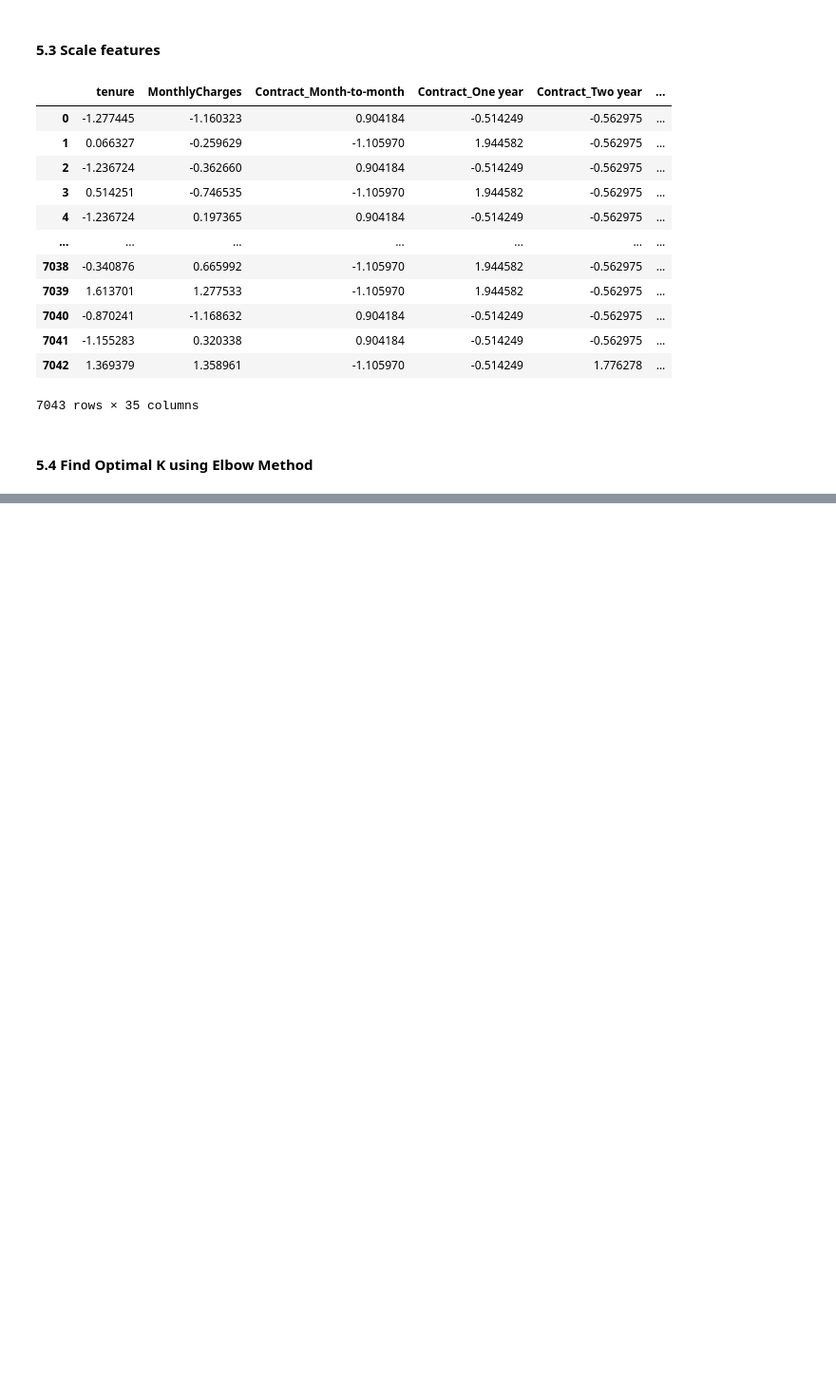
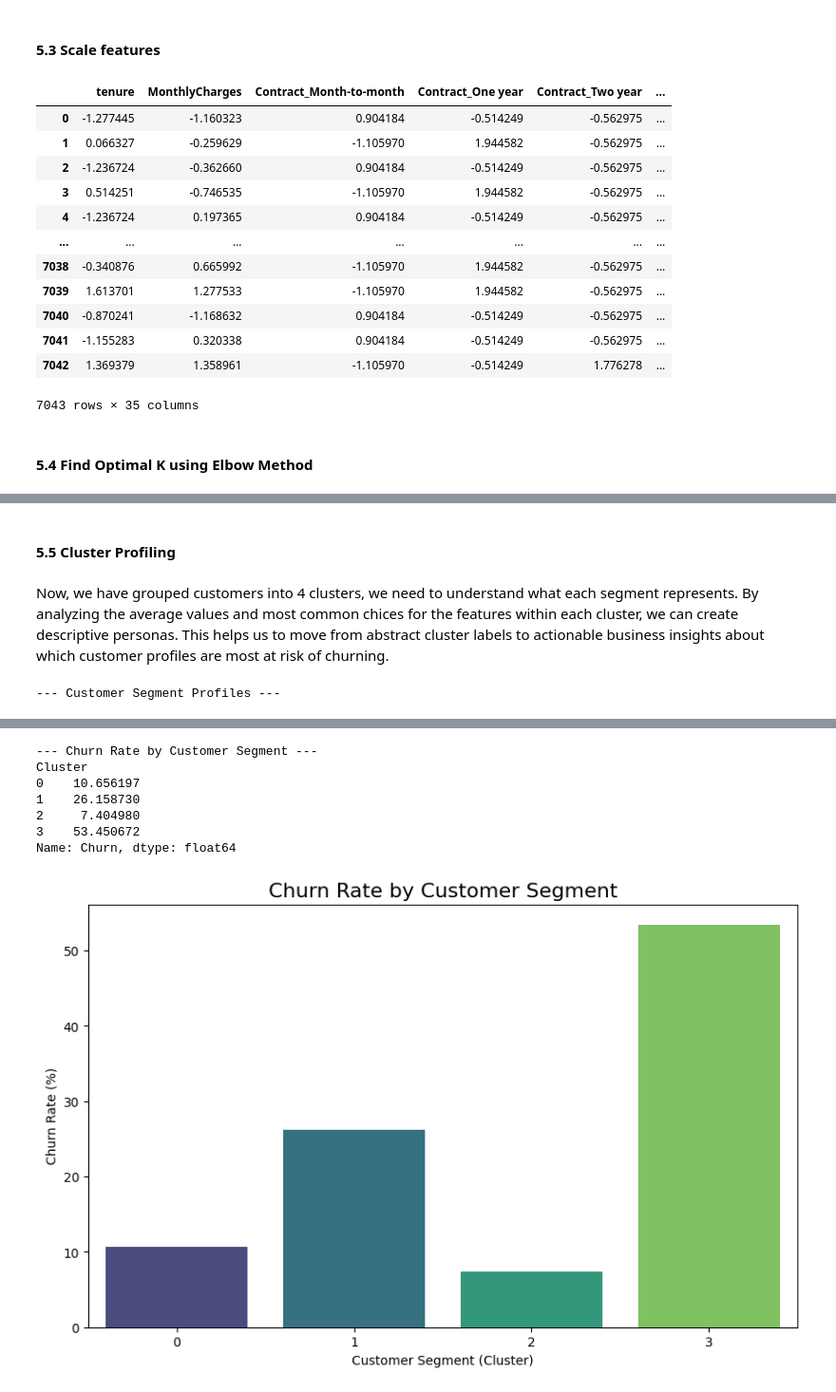
Before and after one commit to yugan243/Telco-Customer-Churn, a Jupyter notebook: Notebooks/5_multivariate_analysis.ipynb, the cells around one changed output, grey strips where cells are left out. Shown: that part at 95% size. Drawn from its saved outputs; the diff is of its cells as text; code cells hidden in the pictures; blank space fills up the shorter version.

```diff
--- a/Notebooks/5_multivariate_analysis.ipynb
+++ b/Notebooks/5_multivariate_analysis.ipynb
@@ -324,0 +342,41 @@ plt.show()
+# %% [markdown]
+#### 5.5 Cluster Profiling
+# %% [markdown]
+Now, we have grouped customers into 4 clusters, we need to understand what each segment represents. By analyzing the average values and most common chices for the features within each cluster, we can create descriptive personas. This helps us to move from abstract cluster labels to actionable business insights about which customer profiles are most at risk of churning.
+# %%
+
+# 1. Run K-Means with our optimal k=4
+kmeans = KMeans(n_clusters=4, n_init=10, random_state=42)
+kmeans.fit(df_cluster_scaled)
+
+# 2. Assign the cluster labels back to our original DataFrame
+df_copy['Cluster'] = kmeans.labels_
+
+# 3. Profile the Clusters
+# We will group by the cluster label and find the mean for numerical features
+# and the mode for categorical features to understand the "typical" customer in each segment.
+
+# Select original features used for clustering to create the profile
+profile_features = behavioral_features
+cluster_profile = df_copy.groupby('Cluster')[profile_features].agg(
+    lambda x: x.mean() if np.issubdtype(x.dtype, np.number) else x.mode().iloc[0]
+)
+
+print("--- Customer Segment Profiles ---")
+display(cluster_profile)
+
+
+# 4. Analyze Churn Rate per Segment
+print("\n--- Churn Rate by Customer Segment ---")
+churn_by_cluster = df_copy.groupby('Cluster')['Churn'].mean() * 100
+print(churn_by_cluster)
+
+# Visualize the churn rate per cluster
+plt.figure(figsize=(10, 6))
+sns.barplot(x=churn_by_cluster.index, y=churn_by_cluster.values, palette='viridis')
+plt.title('Churn Rate by Customer Segment', fontsize=16)
+plt.xlabel('Customer Segment (Cluster)')
+plt.ylabel('Churn Rate (%)')
+plt.show()
+# %% [output]
+--- Customer Segment Profiles ---
@@ -324,0 +389,8 @@ plt.show()
+--- Churn Rate by Customer Segment ---
+Cluster
+0    10.656197
+1    26.158730
+2     7.404980
+3    53.450672
+Name: Churn, dtype: float64
+[figure, added]
```
Also changed, not shown: parts of 6 cells of this notebook, 2 other files.
